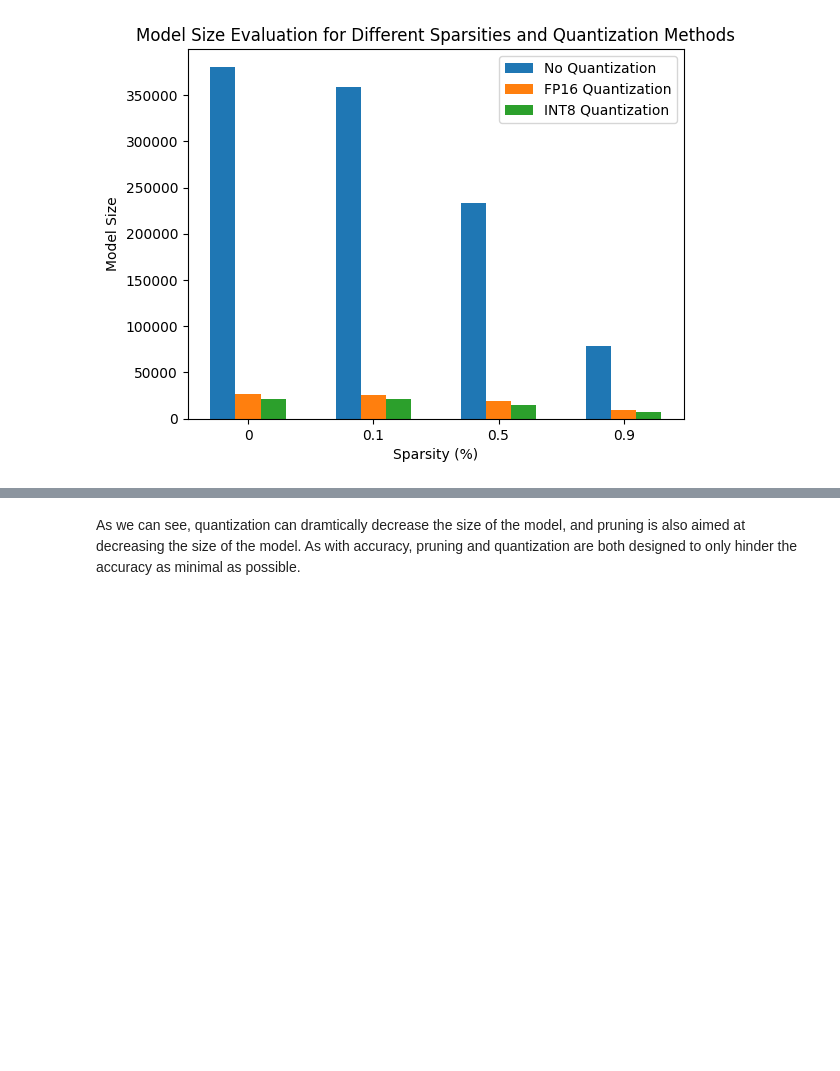
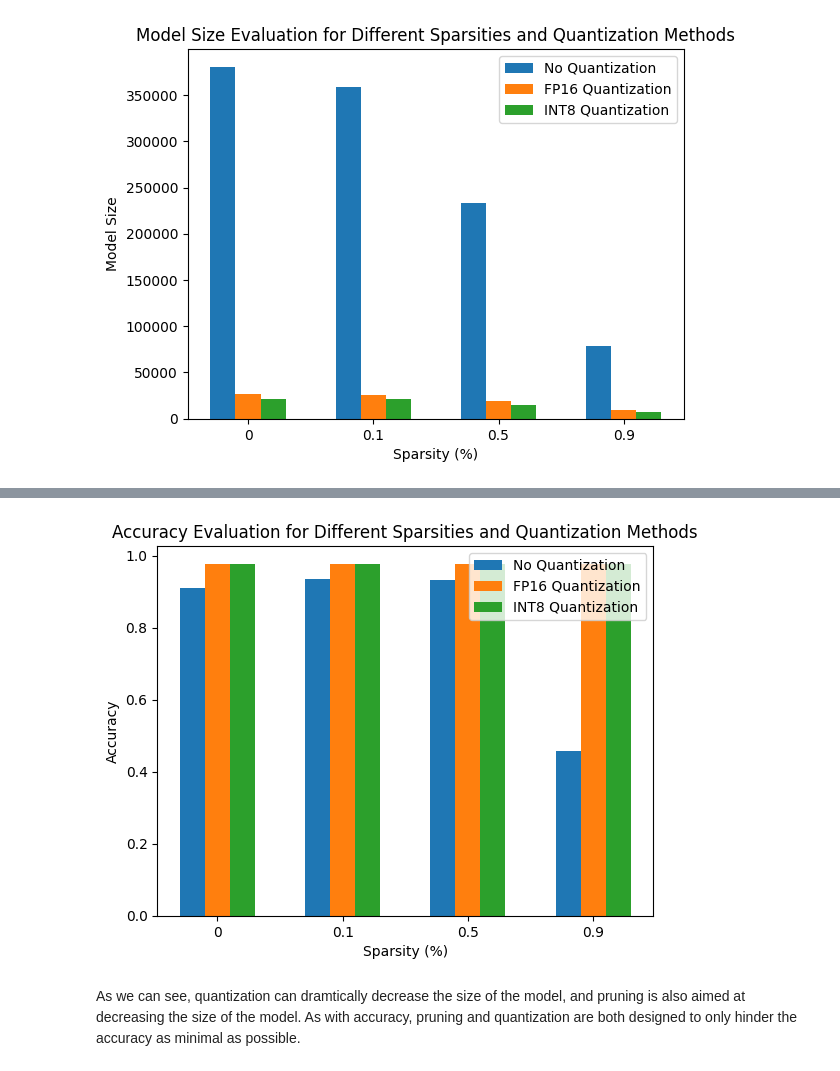
Before and after one commit to KaleF07/ENDG_511, a Jupyter notebook: Lab_2/ENDG511_LAB_2_2024.ipynb, the cells around one changed output, grey strips where cells are left out. Saved outputs shown, nothing was run; the diff lists cells and outputs as text; code cells hidden in the pictures; blank space fills up the shorter version.

Commit message:
Added accurayc plot

```diff
--- a/Lab_2/ENDG511_LAB_2_2024.ipynb
+++ b/Lab_2/ENDG511_LAB_2_2024.ipynb
@@ -1606,0 +1639,59 @@ plt.show()
+# %%
+# Evaluate prediction accuracy
+def evaluate_accuracy(sparsity, quantization):
+    if quantization == 'no_quantization':
+        model_name = 'stripped_pruned_model_q2_sparsity_' + str(sparsity) + '.h5'
+        model = tf.keras.models.load_model(model_name)
+    if quantization == 'fp16_quantization':
+        model_name = 'pruned_tflite_model_sparsity_' + str(sparsity) + '_fp16_quantization.tflite'
+        interpreter = tf.lite.Interpreter(model_path=str(model_name))
+        interpreter.allocate_tensors()
+    if quantization == 'int8_quantization':
+        model_name = 'pruned_tflite_model_sparsity_' + str(sparsity) + '_8_bit_quantization.tflite'
+        interpreter = tf.lite.Interpreter(model_path=str(model_name))
+        interpreter.allocate_tensors()
+
+    if quantization == 'no_quantization':
+        # Compile the model manually
+        model.compile(optimizer='adam',
+                    loss='sparse_categorical_crossentropy',
+                    metrics=['accuracy'])
+        test_loss, test_acc = model.evaluate(test_images,  test_labels, verbose=0)
+        return test_acc
+    if quantization == 'fp16_quantization':
+        return evaluate_model_part3(interpreter_fp16_quant, model_name)
+    if quantization == 'int8_quantization':
+        return evaluate_model_part3(interpreter_quant, model_name)
+
+sparsities = [0, 0.1, 0.5, 0.9]
+quantization_methods = ['no_quantization', 'fp16_quantization', 'int8_quantization']
+
+# Create lists to store results for plotting
+accuracy_values = []
+
+# Evaluate accuracy for each combination of sparsity and quantization
+for sparsity in sparsities:
+    for quantization in quantization_methods:
+        accuracy = evaluate_accuracy(sparsity, quantization)
+        accuracy_values.append((sparsity, quantization, accuracy))
+
+# Separate results for each quantization method
+no_quantization_accuracies = [acc for sparsity, quantization, acc in accuracy_values if quantization == 'no_quantization']
+fp16_quantization_accuracies = [acc for sparsity, quantization, acc in accuracy_values if quantization == 'fp16_quantization']
+int8_quantization_accuracies = [acc for sparsity, quantization, acc in accuracy_values if quantization == 'int8_quantization']
+
+# Plotting the bar graph
+bar_width = 0.2  # You can adjust this value based on your preference
+bar_positions = range(len(sparsities))
+
+plt.bar([pos - bar_width for pos in bar_positions], no_quantization_accuracies, width=bar_width, label='No Quantization')
+plt.bar(bar_positions, fp16_quantization_accuracies, width=bar_width, label='FP16 Quantization')
+plt.bar([pos + bar_width for pos in bar_positions], int8_quantization_accuracies, width=bar_width, label='INT8 Quantization')
+
+plt.xlabel('Sparsity (%)')
+plt.ylabel('Accuracy')
+plt.title('Accuracy Evaluation for Different Sparsities and Quantization Methods')
+plt.xticks(bar_positions, sparsities)
+plt.legend()
+plt.show()
+# %% [output]
@@ -1607,3 +1706,4 @@ plt.show()
+[figure, added]
 # %% [markdown]
 As we can see, quantization can dramtically decrease the size of the model, and pruning is also aimed at decreasing the size of the model. As with accuracy, pruning and quantization are both designed to only hinder the accuracy as minimal as possible.
 # %% [markdown]
```
Also changed, not shown: parts of 2 cells of this notebook.
